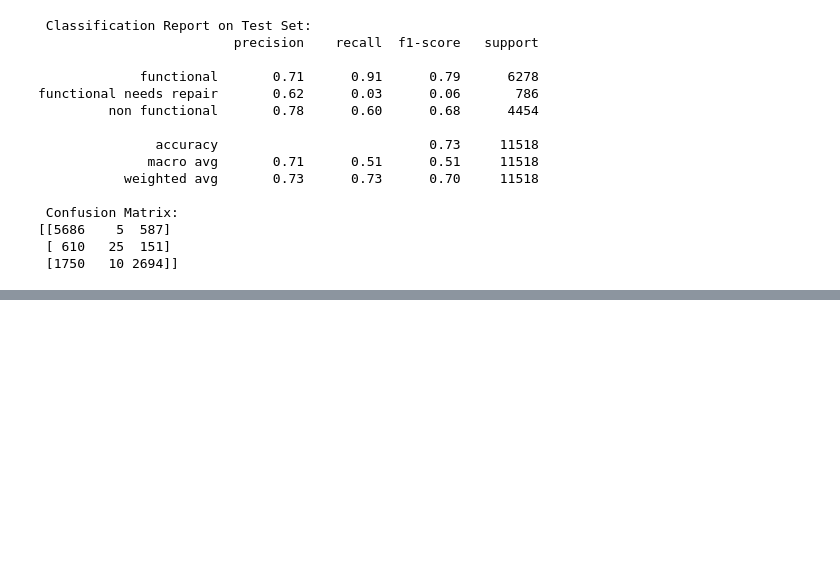
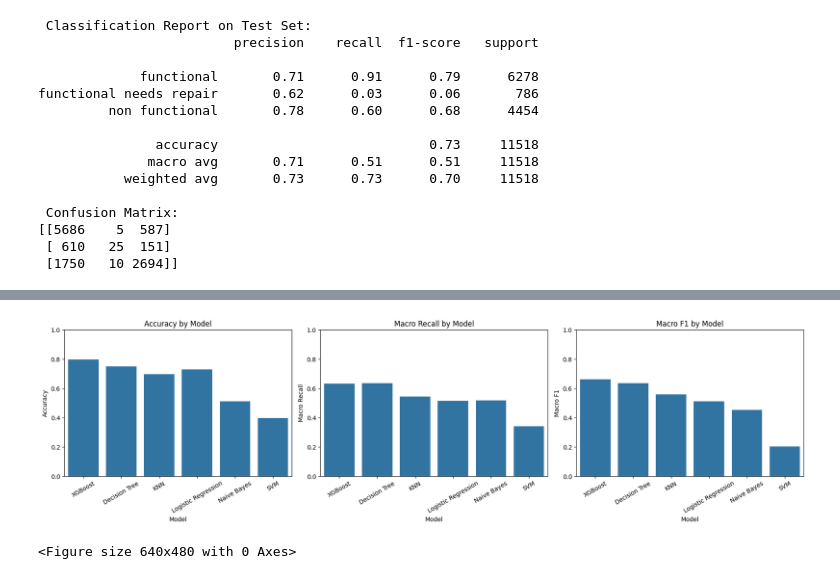
Before and after one commit to jimbodonahue/water_pumps, a Jupyter notebook: notebooks/Sprint 2-Continued-Model.ipynb, the cells around one changed output, grey strips where cells are left out. Saved outputs shown, nothing was run; the diff lists cells and outputs as text; code cells hidden in the pictures; blank space fills up the shorter version.

```diff
--- a/notebooks/Sprint 2-Continued-Model.ipynb
+++ b/notebooks/Sprint 2-Continued-Model.ipynb
@@ -157,5 +153,9 @@ guess_svm = cross_val_score(clf, X, y, cv=2)
 # %%
+# Print Cross-Validation Accuracy Results
+model_names = ["SVM", "Naive Bayes", "KNN", "Decision Tree"]
 varlist = [guess_svm, guess_mnnb, guess_knn, guess_tree]
-for i in varlist:
-    print("%0.2f accuracy with a standard deviation of %0.2f" % (i.mean(), i.std()))
+
+print("Cross-Validation Accuracy:")
+for name, scores in zip(model_names, varlist):
+    print(f"{name}: {scores.mean():.2f} accuracy with a standard deviation of {scores.std():.2f}")
 # %% [output]
@@ -181,0 +256,2 @@ SyntaxError: unmatched ')' (1566024704.py, line 8)
+# %%
+pred_xgb = xgb_model.predict(X_test)
@@ -181,0 +281,36 @@ SyntaxError: unmatched ')' (1566024704.py, line 8)
+# %%
+# adding existing predictions in one dictionary
+model_preds.update({
+    "XGBoost": pred_xgb,
+    "Logistic Regression": y_test_pred,
+   })
+# %%
+comparison_data = []
+for name, preds in model_preds.items():
+
+    report = classification_report(y_test, preds, output_dict=True, zero_division=0)
+    comparison_data.append({
+        "Model": name,
+        "Accuracy": report["accuracy"],
+        "Macro Precision": report["macro avg"]["precision"],
+        "Macro Recall": report["macro avg"]["recall"],
+        "Macro F1": report["macro avg"]["f1-score"]
+    })
+comparison_df = pd.DataFrame(comparison_data)
+# %%
+#  Plot bar charts for metrics
+fig, axes = plt.subplots(1, 3, figsize=(18, 5))
+metrics = ["Accuracy", "Macro Recall", "Macro F1"]
+
+for i, metric in enumerate(metrics):
+    sns.barplot(data=comparison_df, x="Model", y=metric, ax=axes[i])
+    axes[i].set_title(f"{metric} by Model")
+    axes[i].set_ylim(0, 1)
+    axes[i].tick_params(axis='x', rotation=30)
+
+plt.tight_layout()
+plt.show()
+plt.savefig(os.path.join(data_path,"Plot_bar_charts.png"), dpi=300, bbox_inches='tight')
+# %% [output]
+[figure, added]
+<Figure size 640x480 with 0 Axes>
```
Also changed, not shown: parts of 14 cells of this notebook, 17 other files.
